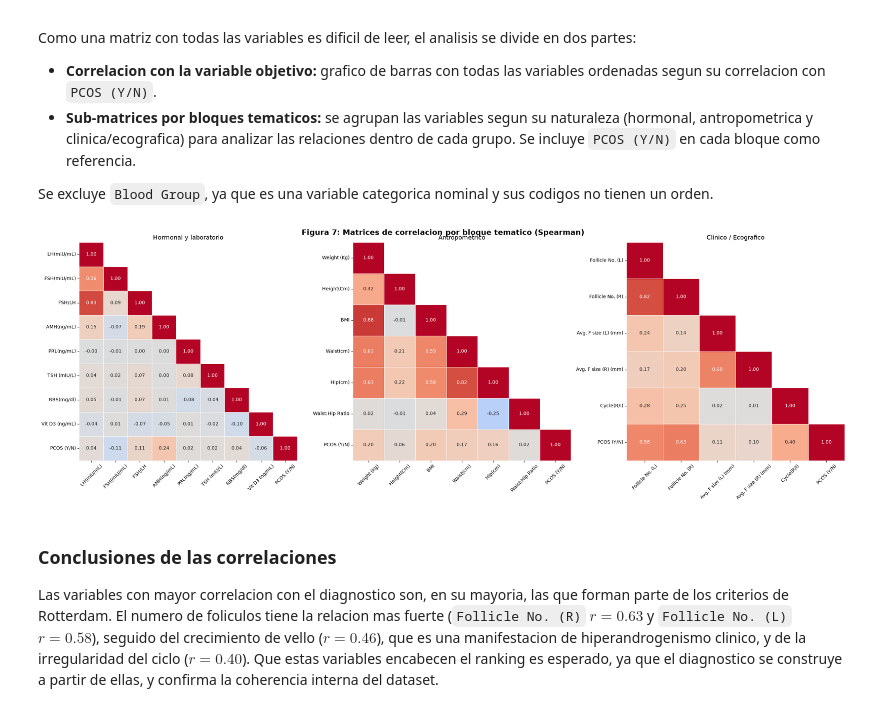
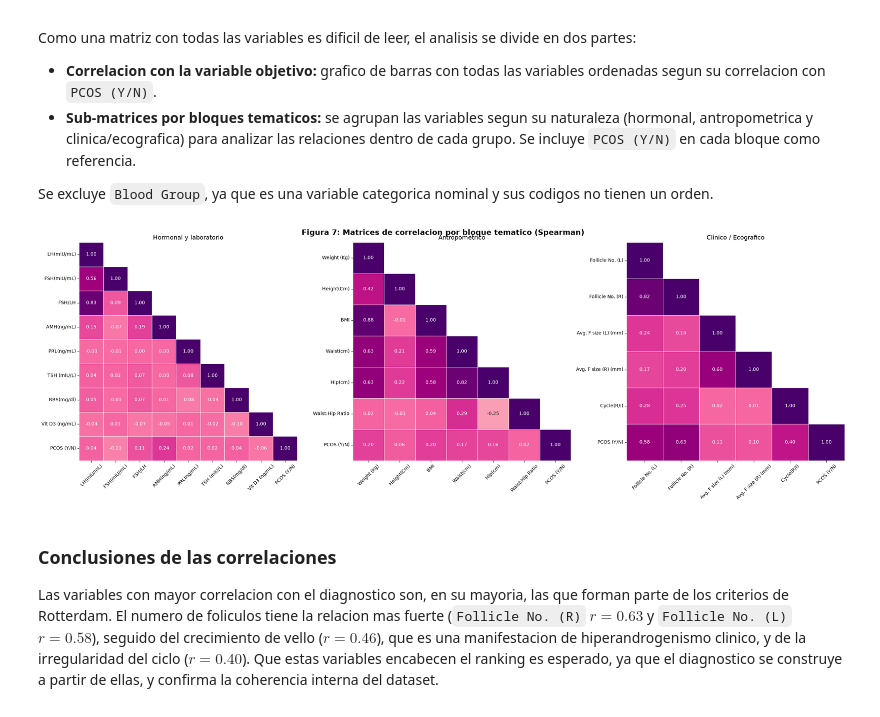
Before and after one commit to Elsarabia15/ICD-2026, a Jupyter notebook: Practicas/Practica-2/Practica-II.ipynb, the cells around one changed output. Saved outputs shown, nothing was run; the diff lists cells and outputs as text; code cells hidden in the pictures.

```diff
--- a/Practicas/Practica-2/Practica-II.ipynb
+++ b/Practicas/Practica-2/Practica-II.ipynb
@@ -919,29 +919,41 @@ Se excluye `Blood Group`, ya que es una variable categorica nominal y sus codigo
 # %%
 cociente = "LH/FSH" if "LH/FSH" in df.columns else "FSH/LH"
 
 bloques = {
     "Hormonal y laboratorio": ["LH(mIU/mL)", "FSH(mIU/mL)", cociente, "AMH(ng/mL)", "PRL(ng/mL)",
                                "TSH (mIU/L)", "RBS(mg/dl)", "Vit D3 (ng/mL)"],
     "Antropometrico": ["Weight (Kg)", "Height(Cm)", "BMI", "Waist(cm)", "Hip(cm)", "Waist:Hip Ratio"],
     "Clinico / Ecografico": ["Follicle No. (L)", "Follicle No. (R)", "Avg. F size (L) (mm)",
                              "Avg. F size (R) (mm)", "Cycle(R/I)"],
 }
 
 fig, axes = plt.subplots(1, 3, figsize=(24, 8))
 for ax, (nombre, columnas) in zip(axes, bloques.items()):
     corr_bloque = df[columnas + ["PCOS (Y/N)"]].corr(method="spearman")
     mascara = np.triu(np.ones_like(corr_bloque, dtype=bool), k=1)
-    sns.heatmap(corr_bloque, mask=mascara, cmap="coolwarm", center=0, vmin=-1, vmax=1,
-                annot=True, fmt=".2f", square=True, linewidths=0.5, cbar=False, ax=ax)
+    sns.heatmap(
+        corr_bloque,
+        mask=mascara,
+        cmap="RdPu",
+        center=0,
+        vmin=-1,
+        vmax=1,
+        annot=True,
+        fmt=".2f",
+        square=True,
+        linewidths=0.5,
+        cbar=False,
+        ax=ax
+    )
     ax.set_title(nombre, fontsize=13)
     ax.tick_params(axis="x", rotation=45)
 
 fig.suptitle("Figura 7: Matrices de correlacion por bloque tematico (Spearman)", fontsize=16, fontweight="bold")
 plt.tight_layout()
 plt.savefig("Images/Figura 7 - Correlacion por bloques.png", dpi=150, bbox_inches="tight")
 plt.show()
 # %% [output]
-[figure, old version]
+[figure, new version]
 # %% [markdown]
 ### Conclusiones de las correlaciones
 
```
Also changed, not shown: parts of 5 cells of this notebook, 10 other files.
